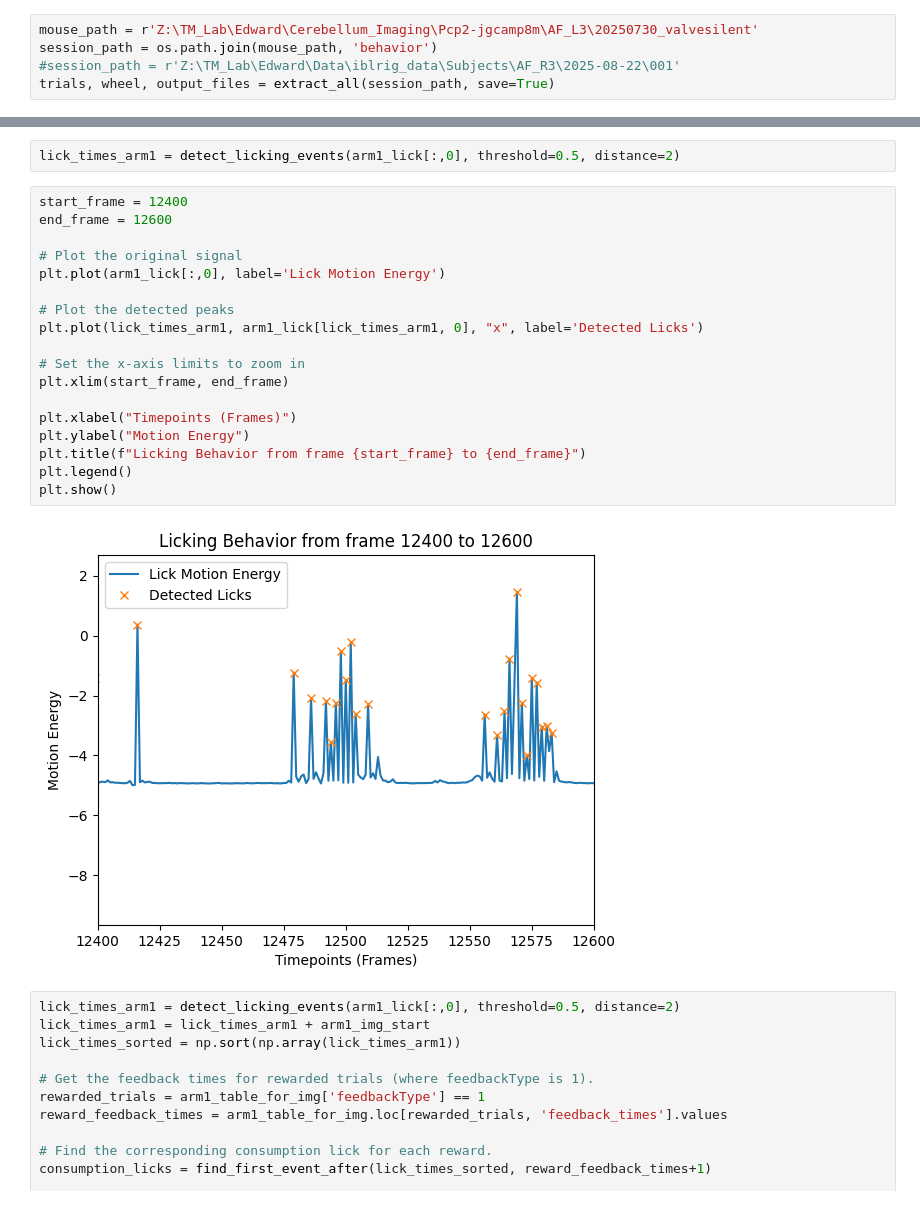
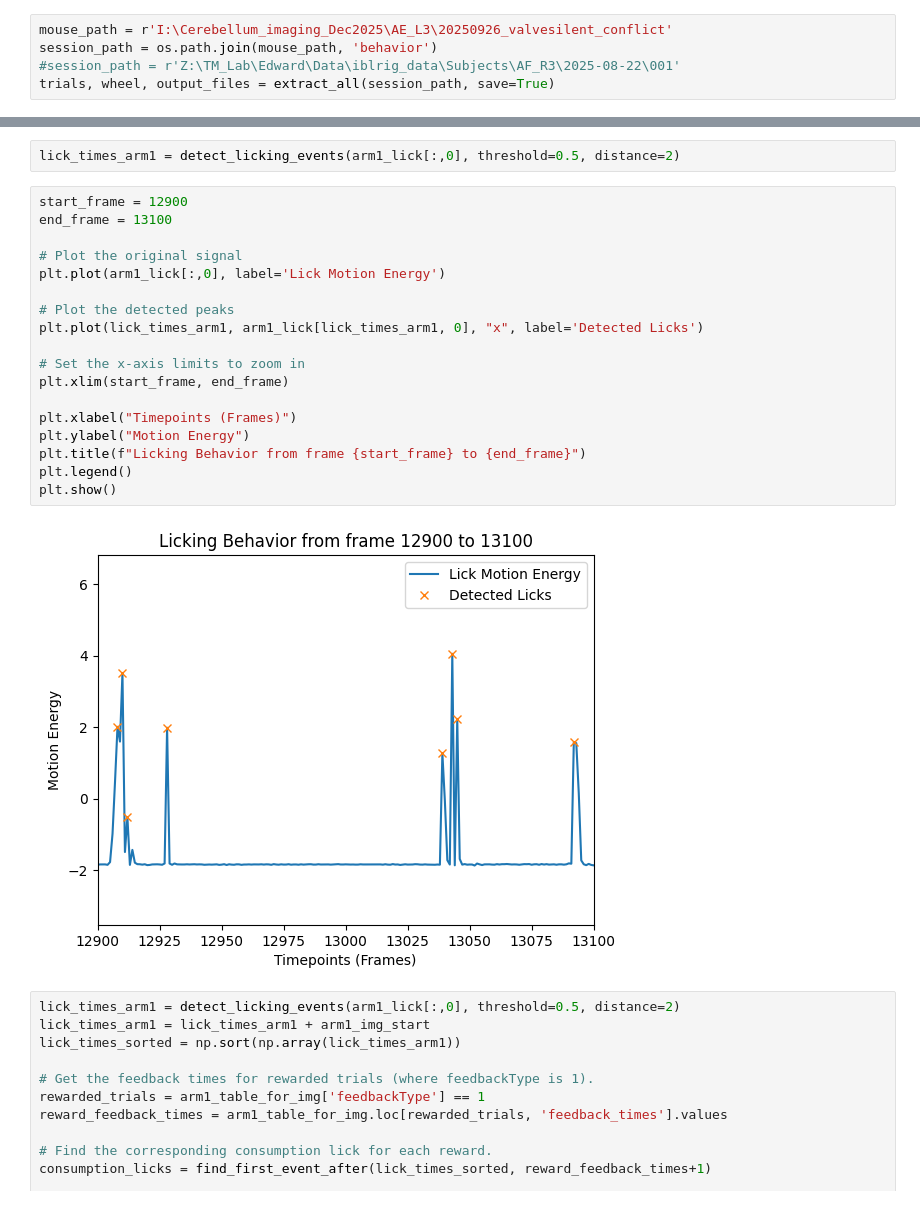
Before and after one commit to edwardyan95/ibllib, a Jupyter notebook: examples/EY_sync_data.ipynb, the cells around one changed output, grey strips where cells are left out. Cells and saved outputs as stored; diff of their text form.

```diff
--- a/examples/EY_sync_data.ipynb
+++ b/examples/EY_sync_data.ipynb
@@ -26,7 +26,7 @@ import ast
 import math
 from murphlib.tools import *
 # %%
-mouse_path = r'Z:\TM_Lab\Edward\Cerebellum_Imaging\Pcp2-jgcamp8m\AF_L3\20250730_valvesilent'
+mouse_path = r'I:\Cerebellum_imaging_Dec2025\AE_L3\20250926_valvesilent_conflict'
 session_path = os.path.join(mouse_path, 'behavior')
 #session_path = r'Z:\TM_Lab\Edward\Data\iblrig_data\Subjects\AF_R3\2025-08-22\001'
 trials, wheel, output_files = extract_all(session_path, save=True)
@@ -514,25 +542,25 @@ arm1_lick = arm1_lick+ np.min(arm1_lick[:,0])
 # %%
 lick_times_arm1 = detect_licking_events(arm1_lick[:,0], threshold=0.5, distance=2)
 # %%
-start_frame = 12400
-end_frame = 12600
+start_frame = 12900
+end_frame = 13100
 
 # Plot the original signal
 plt.plot(arm1_lick[:,0], label='Lick Motion Energy')
 
 # Plot the detected peaks
 plt.plot(lick_times_arm1, arm1_lick[lick_times_arm1, 0], "x", label='Detected Licks')
 
 # Set the x-axis limits to zoom in
 plt.xlim(start_frame, end_frame)
 
 plt.xlabel("Timepoints (Frames)")
 plt.ylabel("Motion Energy")
 plt.title(f"Licking Behavior from frame {start_frame} to {end_frame}")
 plt.legend()
 plt.show()
 # %% [output]
-[figure, old version]
+[figure, new version]
 # %%
 lick_times_arm1 = detect_licking_events(arm1_lick[:,0], threshold=0.5, distance=2)
 lick_times_arm1 = lick_times_arm1 + arm1_img_start
```
Also changed, not shown: parts of 24 cells of this notebook, 15 other files.
